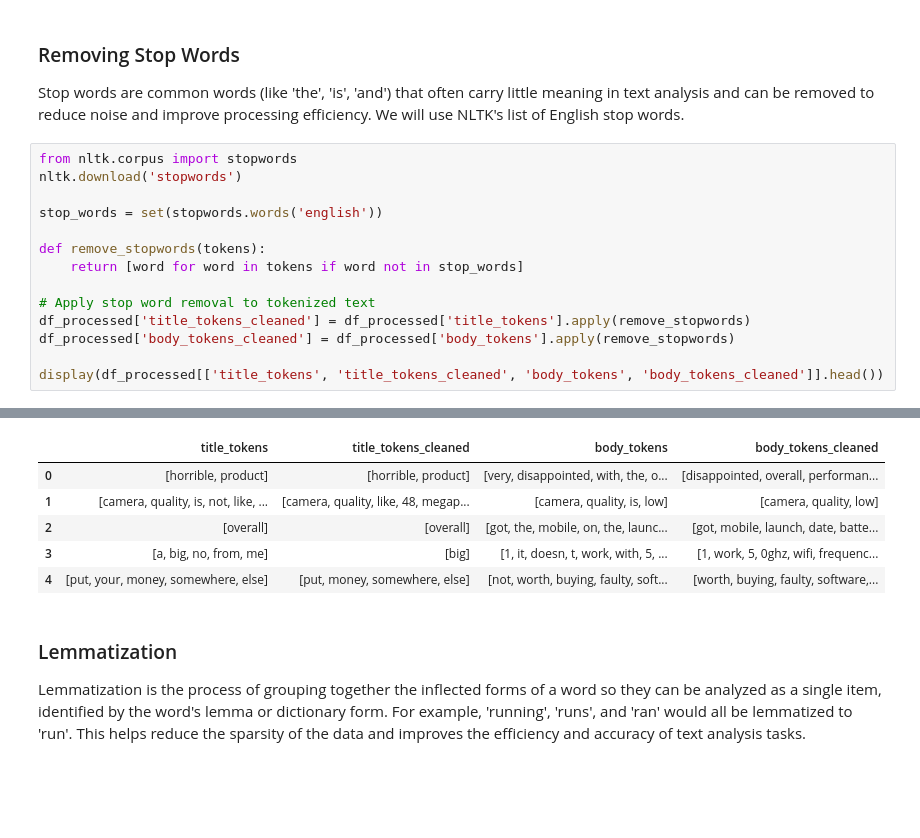
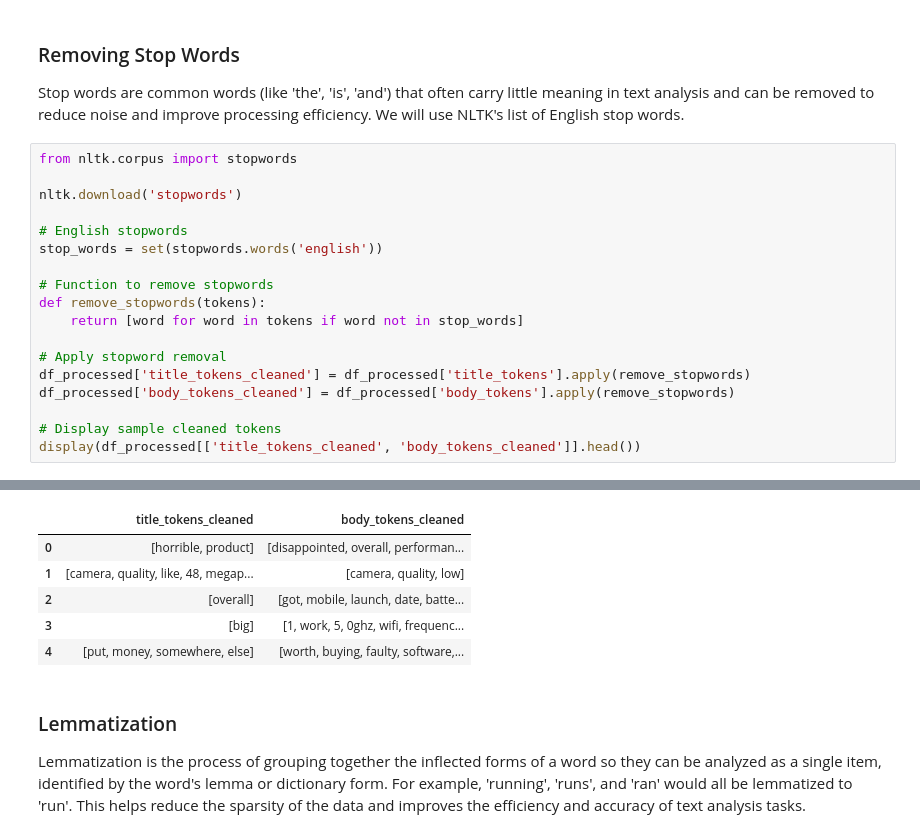
Before and after one commit to Pratikgharge25/NLP-Sentiment-Analysis, a Jupyter notebook: EDA.ipynb, the cells around one changed output, grey strips where cells are left out. Saved outputs shown, nothing was run; the diff lists cells and outputs as text; blank space fills up the shorter version.

```diff
--- a/EDA.ipynb
+++ b/EDA.ipynb
@@ -491,16 +489,20 @@ display(df_processed[['title_cleaned', 'title_tokens', 'body_cleaned', 'body_tok
 Stop words are common words (like 'the', 'is', 'and') that often carry little meaning in text analysis and can be removed to reduce noise and improve processing efficiency. We will use NLTK's list of English stop words.
 # %%
 from nltk.corpus import stopwords
+
 nltk.download('stopwords')
 
+# English stopwords
 stop_words = set(stopwords.words('english'))
 
+# Function to remove stopwords
 def remove_stopwords(tokens):
     return [word for word in tokens if word not in stop_words]
 
-# Apply stop word removal to tokenized text
+# Apply stopword removal
 df_processed['title_tokens_cleaned'] = df_processed['title_tokens'].apply(remove_stopwords)
 df_processed['body_tokens_cleaned'] = df_processed['body_tokens'].apply(remove_stopwords)
 
-display(df_processed[['title_tokens', 'title_tokens_cleaned', 'body_tokens', 'body_tokens_cleaned']].head())
+# Display sample cleaned tokens
+display(df_processed[['title_tokens_cleaned', 'body_tokens_cleaned']].head())
 # %% [output]
@@ -509,10 +511,10 @@ display(df_processed[['title_tokens', 'title_tokens_cleaned', 'body_tokens', 'bo
 [nltk_data]   Package stopwords is already up-to-date!
-|  | title_tokens | title_tokens_cleaned | body_tokens | body_tokens_cleaned |
-| 0 | [horrible, product] | [horrible, product] | [very, disappointed, with, the, o... | [disappointed, overall, performan... |
-| 1 | [camera, quality, is, not, like, ... | [camera, quality, like, 48, megap... | [camera, quality, is, low] | [camera, quality, low] |
-| 2 | [overall] | [overall] | [got, the, mobile, on, the, launc... | [got, mobile, launch, date, batte... |
-| 3 | [a, big, no, from, me] | [big] | [1, it, doesn, t, work, with, 5, ... | [1, work, 5, 0ghz, wifi, frequenc... |
-| 4 | [put, your, money, somewhere, else] | [put, money, somewhere, else] | [not, worth, buying, faulty, soft... | [worth, buying, faulty, software,... |
+|  | title_tokens_cleaned | body_tokens_cleaned |
+| 0 | [horrible, product] | [disappointed, overall, performan... |
+| 1 | [camera, quality, like, 48, megap... | [camera, quality, low] |
+| 2 | [overall] | [got, mobile, launch, date, batte... |
+| 3 | [big] | [1, work, 5, 0ghz, wifi, frequenc... |
+| 4 | [put, money, somewhere, else] | [worth, buying, faulty, software,... |
 # %% [markdown]
 ### Lemmatization
 
```
Also changed, not shown: parts of 31 cells of this notebook.
